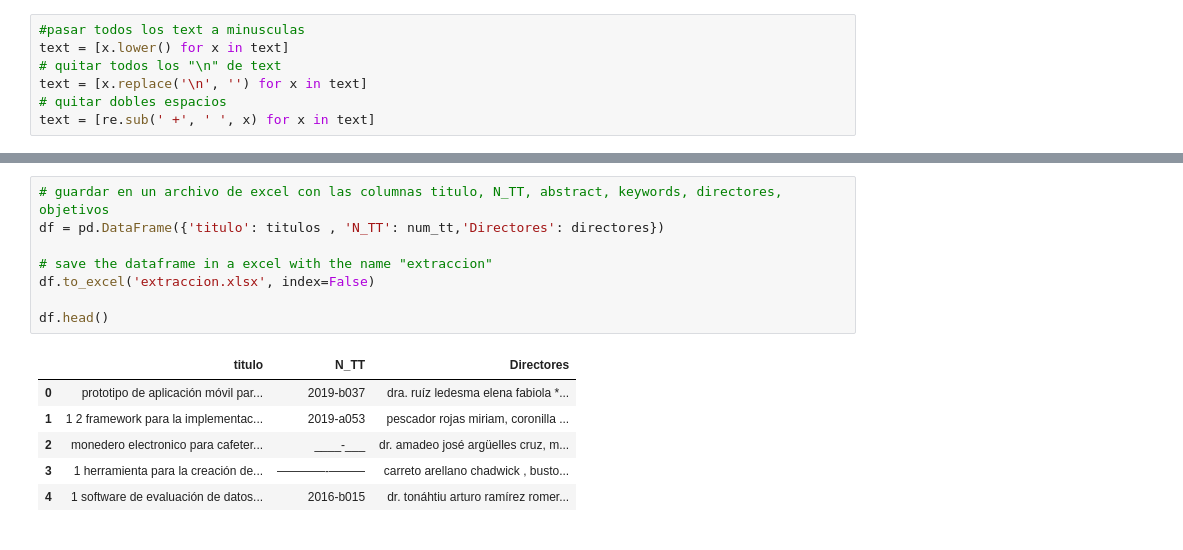
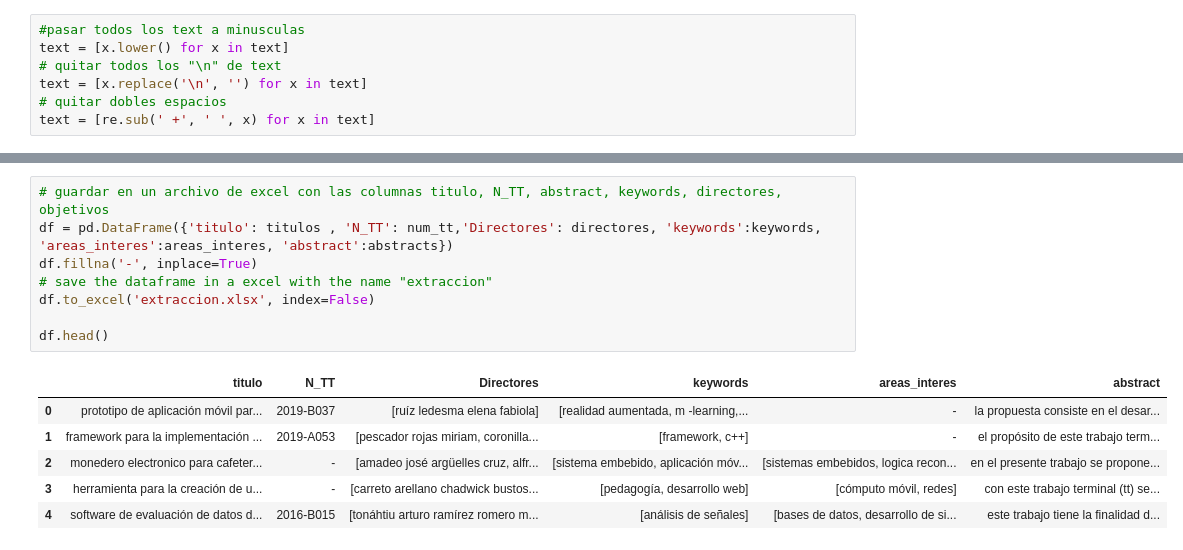
Before and after one commit to DannyDelValle/TT-Buscador-y-recomendador, a Jupyter notebook: prueba.ipynb, the cells around one changed output, grey strips where cells are left out. Saved outputs shown, nothing was run; the diff lists cells and outputs as text.

```diff
--- a/prueba.ipynb
+++ b/prueba.ipynb
@@ -175,18 +248,18 @@ Proceso 2
 # %%
 # guardar en un archivo de excel con las columnas titulo, N_TT, abstract, keywords, directores, objetivos
-df = pd.DataFrame({'titulo': titulos , 'N_TT': num_tt,'Directores': directores})
-
+df = pd.DataFrame({'titulo': titulos , 'N_TT': num_tt,'Directores': directores, 'keywords':keywords, 'areas_interes':areas_interes, 'abstract':abstracts})
+df.fillna('-', inplace=True)
 # save the dataframe in a excel with the name "extraccion"
 df.to_excel('extraccion.xlsx', index=False)
 
 df.head()
 # %% [output]
-|  | titulo | N_TT | Directores |
-| 0 | prototipo de aplicación móvil par... | 2019-b037 | dra. ruíz ledesma elena fabiola *... |
-| 1 | 1 2 framework para la implementac... | 2019-a053 | pescador rojas miriam, coronilla ... |
-| 2 | monedero electronico para cafeter... | ____-___ | dr. amadeo josé argüelles cruz, m... |
-| 3 | 1 herramienta para la creación de... | ————-——— | carreto arellano chadwick , busto... |
-| 4 | 1 software de evaluación de datos... | 2016-b015 | dr. tonáhtiu arturo ramírez romer... |
+|  | titulo | N_TT | Directores | keywords | areas_interes | abstract |
+| 0 | prototipo de aplicación móvil par... | 2019-B037 | [ruíz ledesma elena fabiola] | [realidad aumentada, m -learning,... | - | la propuesta consiste en el desar... |
+| 1 | framework para la implementación ... | 2019-A053 | [pescador rojas miriam, coronilla... | [framework, c++] | - | el propósito de este trabajo term... |
+| 2 | monedero electronico para cafeter... | - | [amadeo josé argüelles cruz, alfr... | [sistema embebido, aplicación móv... | [sistemas embebidos, logica recon... | en el presente trabajo se propone... |
+| 3 | herramienta para la creación de u... | - | [carreto arellano chadwick bustos... | [pedagogía, desarrollo web] | [cómputo móvil, redes] | con este trabajo terminal (tt) se... |
+| 4 | software de evaluación de datos d... | 2016-B015 | [tonáhtiu arturo ramírez romero m... | [análisis de señales] | [bases de datos, desarrollo de si... | este trabajo tiene la finalidad d... |
 # %%
 # procesar df con spacy
 import spacy
```
Also changed, not shown: parts of 4 cells of this notebook.
